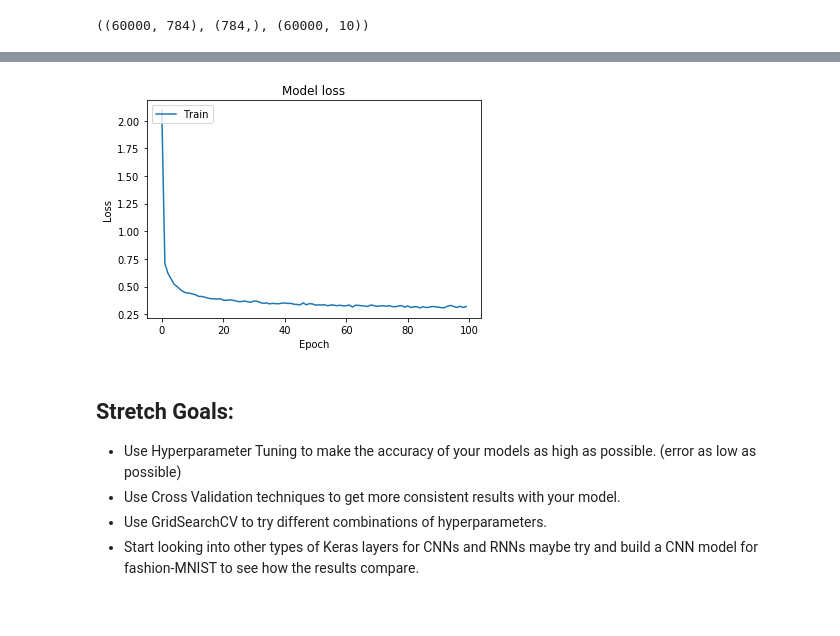
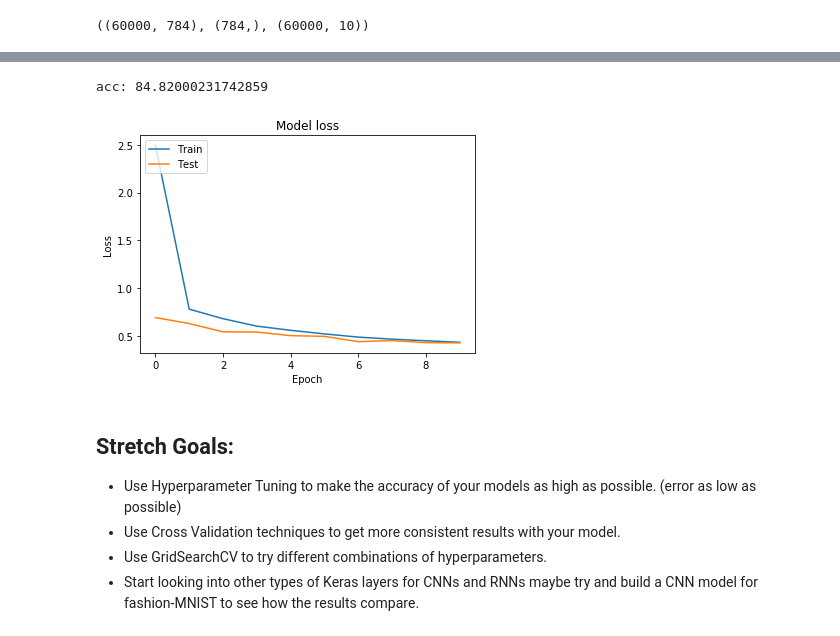
Before and after one commit to johnwesleyharding/DS-Unit-4-Sprint-2-Neural-Networks, a Jupyter notebook: module3-Intro-to-Keras/jwh2_423_Keras_Assignment.ipynb, the cells around one changed output, grey strips where cells are left out. Saved outputs shown, nothing was run; the diff lists cells and outputs as text; code cells hidden in the pictures.

```diff
--- a/module3-Intro-to-Keras/jwh2_423_Keras_Assignment.ipynb
+++ b/module3-Intro-to-Keras/jwh2_423_Keras_Assignment.ipynb
@@ -78,7 +78,7 @@ Trainable params: 478,250
 Non-trainable params: 0
 _________________________________________________________________
 # %%
-history = mnist_model.fit(X_train, y_train, batch_size=32, epochs=100, verbose=False)
+history = mnist_model.fit(X_train, y_train, batch_size=batch_size, epochs=epochs, verbose=False, validation_data=(X_test, y_test))
 scores = mnist_model.evaluate(X_test, y_test)
 print(f'{mnist_model.metrics_names[1]}: {scores[1]*100}')
 # %% [output]
@@ -87,14 +87,18 @@ acc: 87.19000220298767
+# %%
+print(f'{mnist_model.metrics_names[1]}: {scores[1]*100}')
+# %% [output]
+acc: 84.82000231742859
 # %%
 # Plot training & validation loss values
 plt.plot(history.history['loss'])
-# plt.plot(history.history['val_loss'])
+plt.plot(history.history['val_loss'])
 plt.title('Model loss')
 plt.ylabel('Loss')
 plt.xlabel('Epoch')
 plt.legend(['Train', 'Test'], loc='upper left')
 plt.show()
 # %% [output]
-[figure, old version]
+[figure, new version]
 # %% [markdown]
 ## Stretch Goals:
 
```
Also changed, not shown: parts of 2 cells of this notebook, 37 other files.
